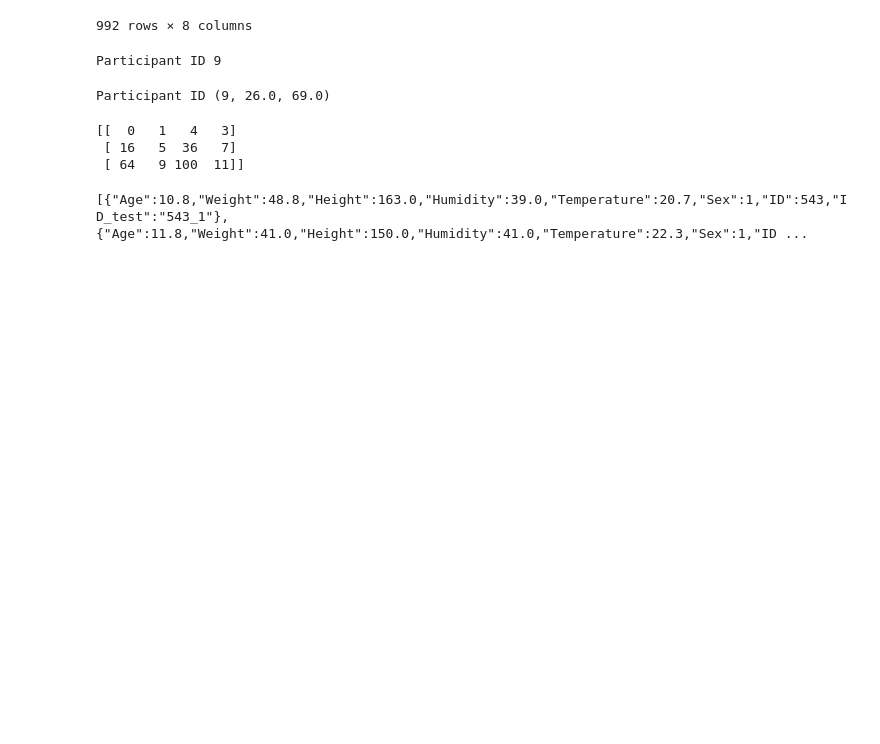
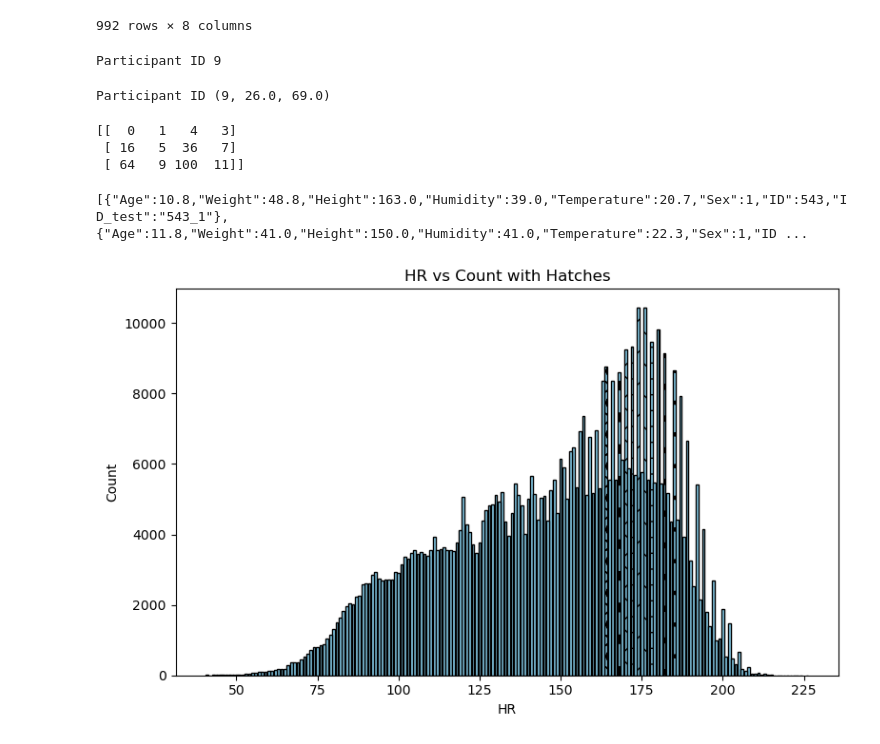
Before and after one commit to Mani1227/Python, a Jupyter notebook: Project.ipynb, the cells around one changed output. Saved outputs shown, nothing was run; the diff lists cells and outputs as text; code cells hidden in the pictures; blank space fills up the shorter version.

```diff
--- a/Project.ipynb
+++ b/Project.ipynb
@@ -321,9 +321,16 @@ print(json_data)
 [{"Age":10.8,"Weight":48.8,"Height":163.0,"Humidity":39.0,"Temperature":20.7,"Sex":1,"ID":543,"ID_test":"543_1"},{"Age":11.8,"Weight":41.0,"Height":150.0,"Humidity":41.0,"Temperature":22.3,"Sex":1,"ID ...
 # %%
 #Create a barchart for HR Zone vs count and apply hatches to the bars.
-zone_counts = df['HR'].value_counts()
+zone_counts = df_test_measure['HR'].value_counts()
 fig, ax = plt.subplots(figsize=(8, 5))
 bars = ax.bar(zone_counts.index, zone_counts.values, color='skyblue', edgecolor='black')
 hatches = ['/', '\\', '|', '-', '+', 'x', 'o', 'O', '.', '*']  # Different patterns
 for bar, hatch in zip(bars, hatches):
     bar.set_hatch(hatch)
+ax.set_xlabel('HR')
+ax.set_ylabel('Count')
+ax.set_title('HR vs Count with Hatches')
+plt.tight_layout()
+plt.show()
+# %% [output]
+[figure, added]
```
